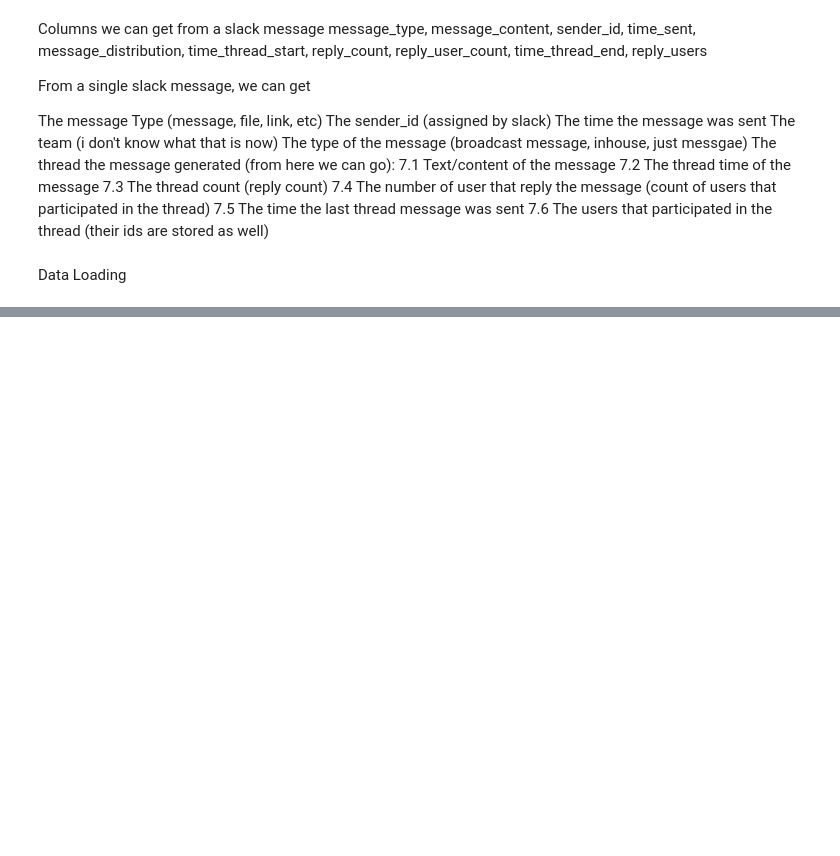
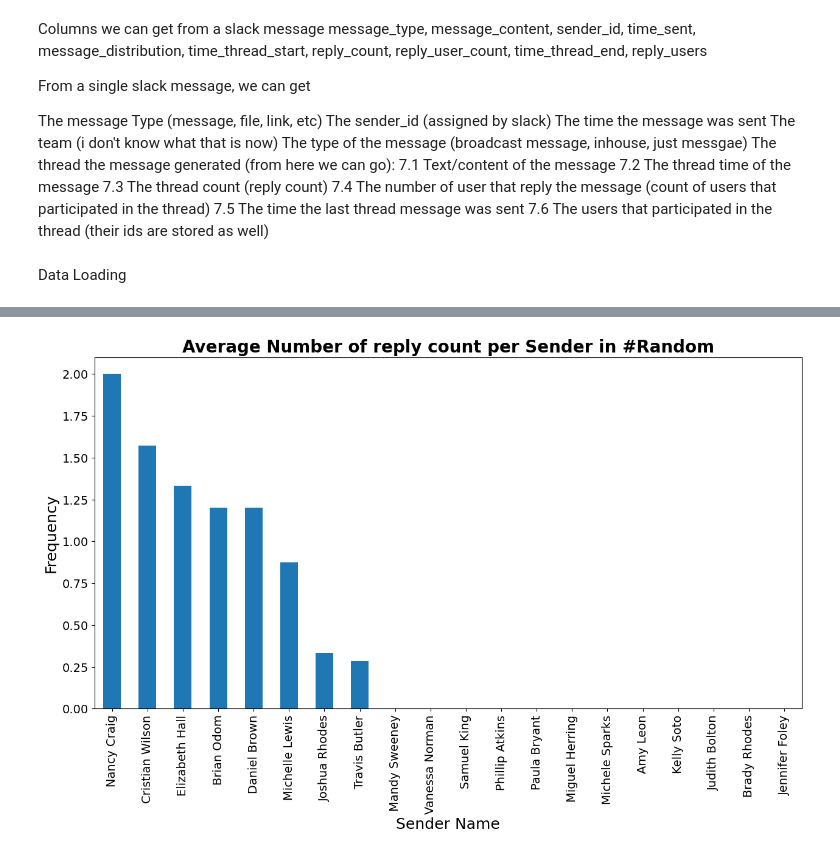
Before and after one commit to gelifatsy/starter_network_analysis, a Jupyter notebook: notebooks/task1.ipynb, the cells around one changed output, grey strips where cells are left out. Saved outputs shown, nothing was run; the diff lists cells and outputs as text; code cells hidden in the pictures; blank space fills up the shorter version.

```diff
--- a/notebooks/task1.ipynb
+++ b/notebooks/task1.ipynb
@@ -133,0 +312,4 @@ top_10_users
+# %%
+draw_avg_reply_count(data)
+# %% [output]
+[figure, added]
```
Also changed, not shown: parts of 13 cells of this notebook, 2 other files.
